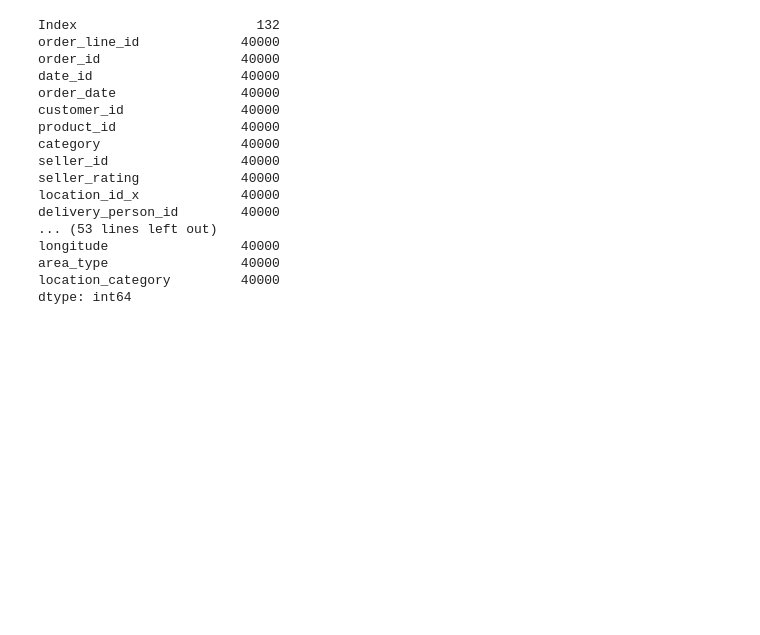
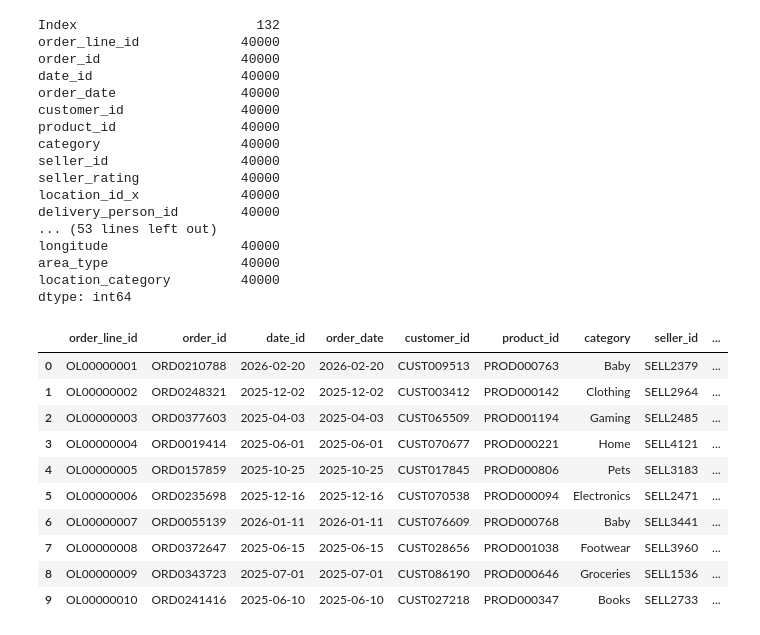
Before and after one commit to BhupathiTharun/Supply-chain-data-warehouse, a Jupyter notebook: notebooks/02_Data_Cleaning.ipynb, the cells around one changed output. Cells and saved outputs as stored; diff of their text form; code cells hidden in the pictures; blank space fills up the shorter version.

```diff
--- a/notebooks/02_Data_Cleaning.ipynb
+++ b/notebooks/02_Data_Cleaning.ipynb
@@ -1767,3 +1767,17 @@ longitude                 40000
 area_type                 40000
 location_category         40000
 dtype: int64
+# %%
+df.head(10)
+# %% [output]
+|  | order_line_id | order_id | date_id | order_date | customer_id | product_id | category | seller_id | ... |
+| 0 | OL00000001 | ORD0210788 | 2026-02-20 | 2026-02-20 | CUST009513 | PROD000763 | Baby | SELL2379 | ... |
+| 1 | OL00000002 | ORD0248321 | 2025-12-02 | 2025-12-02 | CUST003412 | PROD000142 | Clothing | SELL2964 | ... |
+| 2 | OL00000003 | ORD0377603 | 2025-04-03 | 2025-04-03 | CUST065509 | PROD001194 | Gaming | SELL2485 | ... |
+| 3 | OL00000004 | ORD0019414 | 2025-06-01 | 2025-06-01 | CUST070677 | PROD000221 | Home | SELL4121 | ... |
+| 4 | OL00000005 | ORD0157859 | 2025-10-25 | 2025-10-25 | CUST017845 | PROD000806 | Pets | SELL3183 | ... |
+| 5 | OL00000006 | ORD0235698 | 2025-12-16 | 2025-12-16 | CUST070538 | PROD000094 | Electronics | SELL2471 | ... |
+| 6 | OL00000007 | ORD0055139 | 2026-01-11 | 2026-01-11 | CUST076609 | PROD000768 | Baby | SELL3441 | ... |
+| 7 | OL00000008 | ORD0372647 | 2025-06-15 | 2025-06-15 | CUST028656 | PROD001038 | Footwear | SELL3960 | ... |
+| 8 | OL00000009 | ORD0343723 | 2025-07-01 | 2025-07-01 | CUST086190 | PROD000646 | Groceries | SELL1536 | ... |
+| 9 | OL00000010 | ORD0241416 | 2025-06-10 | 2025-06-10 | CUST027218 | PROD000347 | Books | SELL2733 | ... |
```
Also changed, not shown: parts of 4 cells of this notebook, 1 other file.
